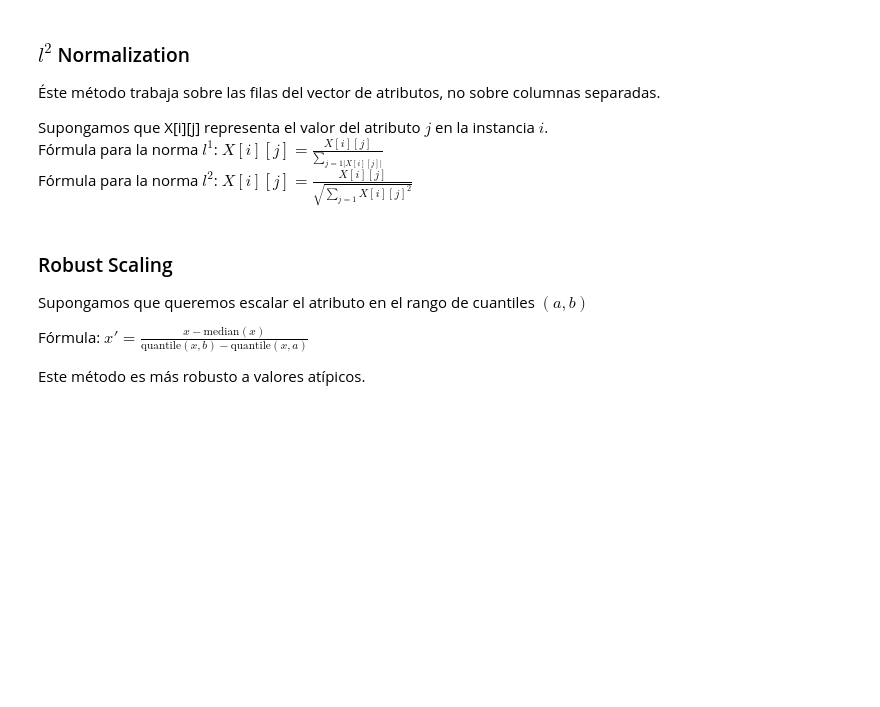
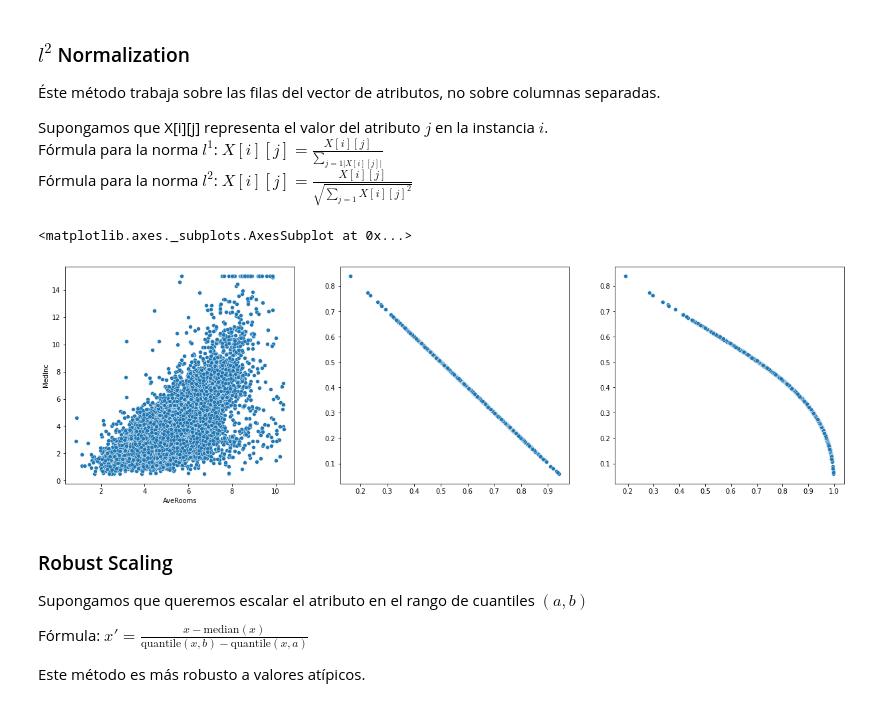
Before and after one commit to talend-Erick/Deploy_sentiment, a Jupyter notebook: DS6011_HT03.ipynb, the cells around one changed output. Saved outputs shown, nothing was run; the diff lists cells and outputs as text; code cells hidden in the pictures; blank space fills up the shorter version.

```diff
--- a/DS6011_HT03.ipynb
+++ b/DS6011_HT03.ipynb
@@ -205,3 +211,5 @@ Fórmula para la norma $l^1$: $X[i][j] = \frac{X[i][j]}{\sum_{j=1|X[i][j]|}}$
 Fórmula para la norma $l^2$: $X[i][j] = \frac{X[i][j]}{\sqrt{\sum_{j=1}X[i][j]^2}}$
 # %%
 from sklearn.preprocessing import Normalizer
+norml1_scaler = Normalizer(norm='l1')
+norml2_scaler = Normalizer()
@@ -210,3 +216,16 @@ l1_scaler = Normalizer (norm='11')
+# %%
+X_train_norm = X_train_99[['AveRooms', 'MedInc']]
+# %%
+X_train_norm1 = norml1_scaler.fit_transform(X_train_norm)
+X_train_norm2 = norml2_scaler.fit_transform(X_train_norm)
+# %%
+fig, axes = plt.subplots(ncols=3, figsize= (21,6))
+sns.scatterplot(data=X_train_norm, x='AveRooms', y = 'MedInc' ,ax= axes[0])
+sns.scatterplot(x=X_train_norm1[:,0], y = X_train_norm1[:,1] ,ax= axes[1])
+sns.scatterplot(x=X_train_norm2[:,0], y = X_train_norm1[:,1] ,ax= axes[2])
+# %% [output]
+<matplotlib.axes._subplots.AxesSubplot at 0x...>
+[figure, added]
 # %% [markdown]
 ### Robust Scaling
 
```
Also changed, not shown: parts of 38 cells of this notebook.
